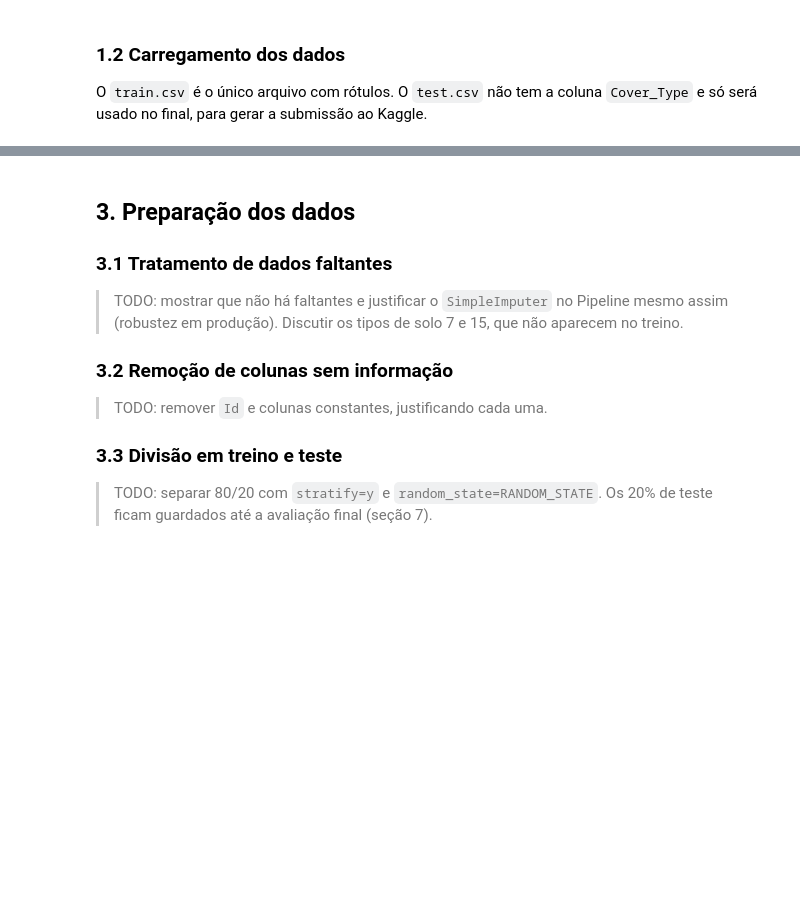
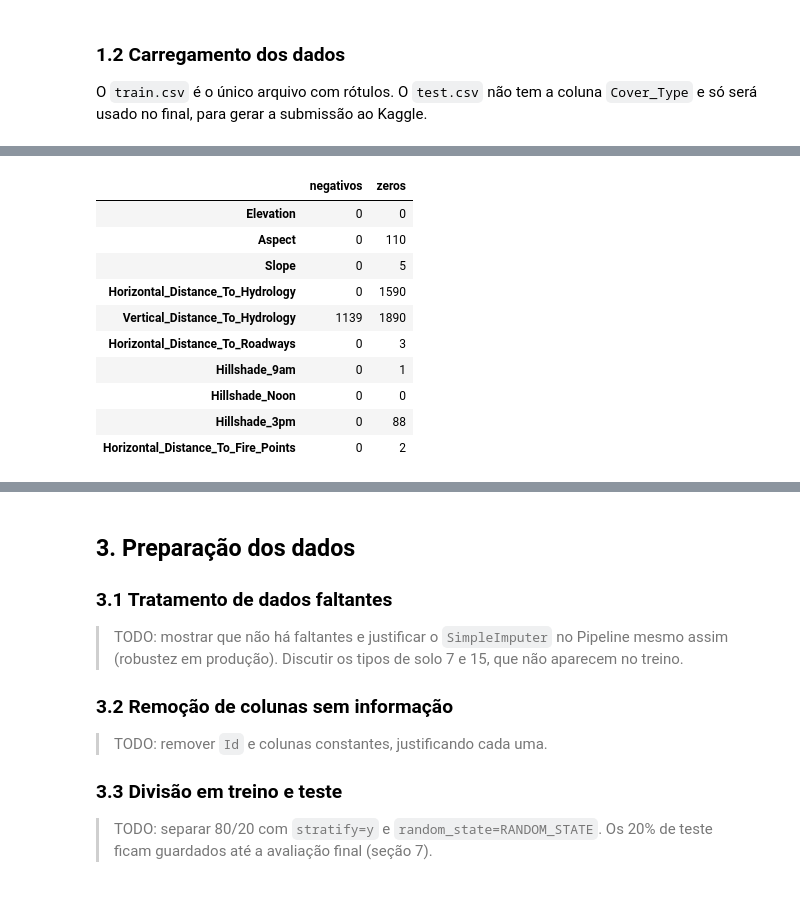
Before and after one commit to delpupoarthur/forest-cover-classification, a Jupyter notebook: forest_cover_classification.ipynb, the cells around one changed output, grey strips where cells are left out. Cells and saved outputs as stored; diff of their text form; code cells hidden in the pictures; blank space fills up the shorter version.

```diff
--- a/forest_cover_classification.ipynb
+++ b/forest_cover_classification.ipynb
@@ -104,0 +151,18 @@ print(f"{len(NUM_COLS)} numéricas, {len(WILD_COLS)} de área selvagem, {len(SOI
+# %%
+# Contagem de valores negativos e de zeros, para identificar valores possivelmente suspeitos
+pd.DataFrame({
+    "negativos": (df[NUM_COLS] < 0).sum(),
+    "zeros": (df[NUM_COLS] == 0).sum(),
+})
+# %% [output]
+|  | negativos | zeros |
+| Elevation | 0 | 0 |
+| Aspect | 0 | 110 |
+| Slope | 0 | 5 |
+| Horizontal_Distance_To_Hydrology | 0 | 1590 |
+| Vertical_Distance_To_Hydrology | 1139 | 1890 |
+| Horizontal_Distance_To_Roadways | 0 | 3 |
+| Hillshade_9am | 0 | 1 |
+| Hillshade_Noon | 0 | 0 |
+| Hillshade_3pm | 0 | 88 |
+| Horizontal_Distance_To_Fire_Points | 0 | 2 |
```
Also changed, not shown: parts of 25 cells of this notebook.
